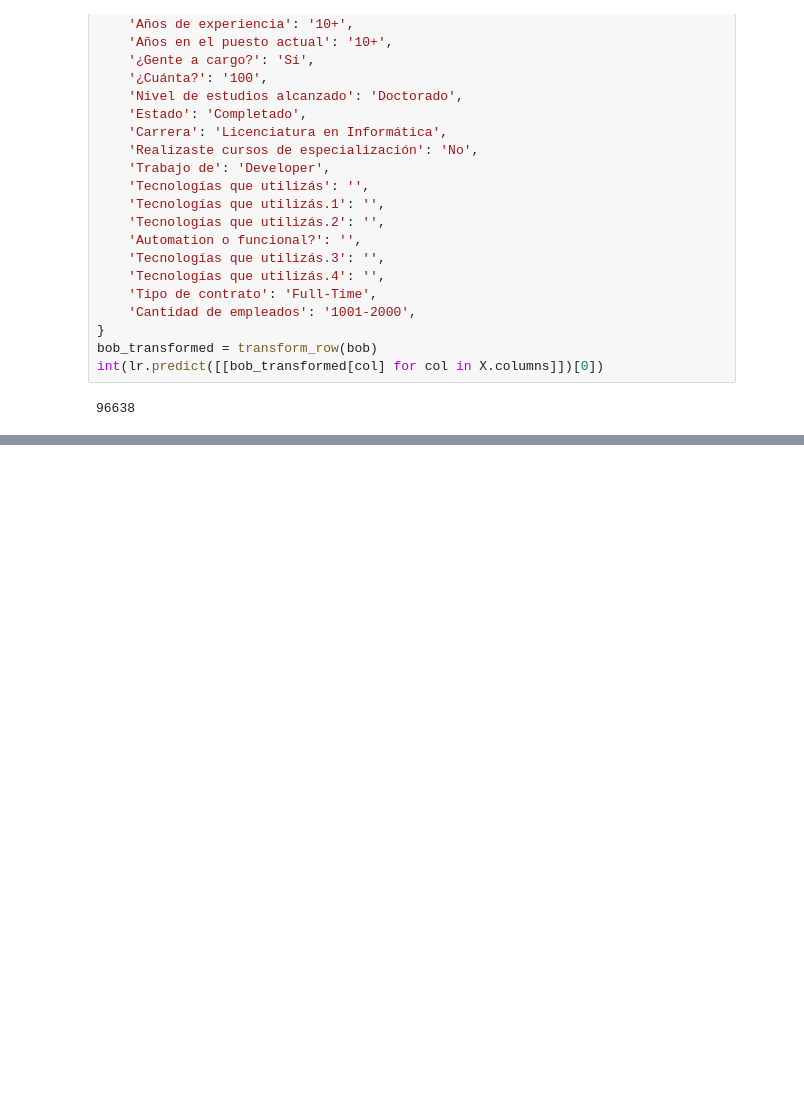
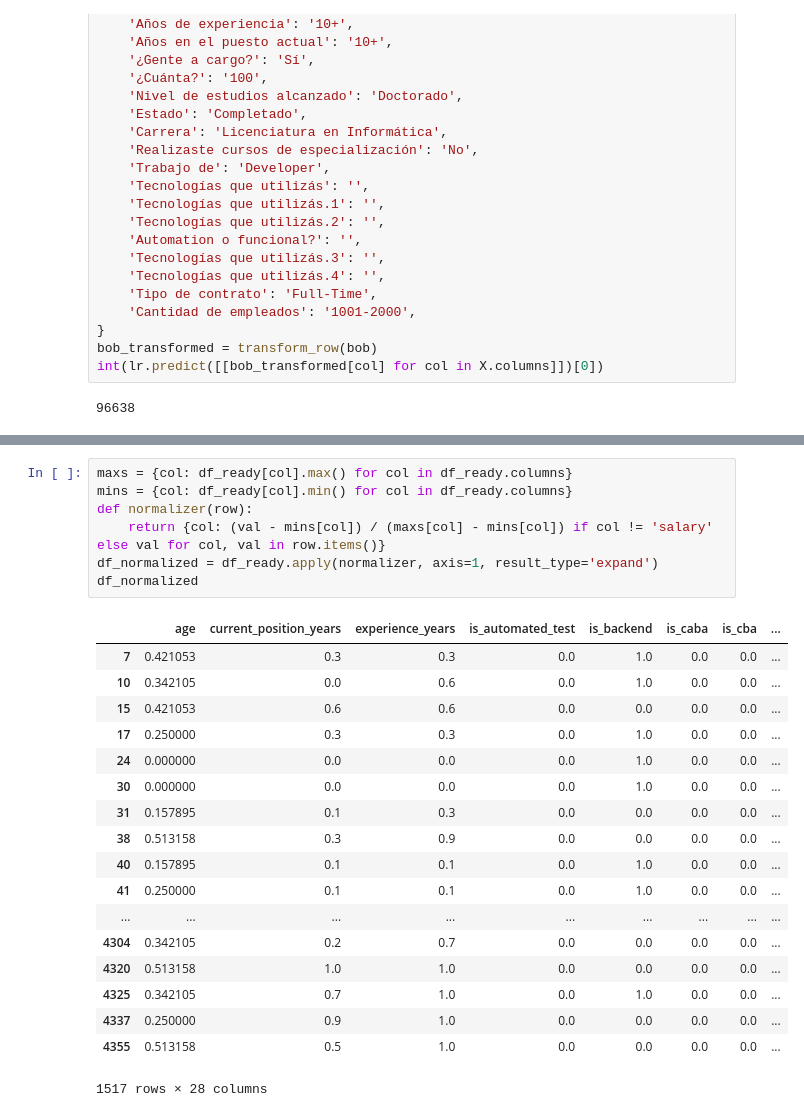
Before and after one commit to seppo0010/sysarmy-sueldos-2019.1, a Jupyter notebook: Sysarmy - Predicción de sueldos.ipynb, the cells around one changed output, grey strips where cells are left out. Cells and saved outputs as stored; diff of their text form; blank space fills up the shorter version.

```diff
--- a/Sysarmy - Predicción de sueldos.ipynb
+++ b/Sysarmy - Predicción de sueldos.ipynb
@@ -557,0 +639,26 @@ int(lr.predict([[bob_transformed[col] for col in X.columns]])[0])
+# %%
+maxs = {col: df_ready[col].max() for col in df_ready.columns}
+mins = {col: df_ready[col].min() for col in df_ready.columns}
+def normalizer(row):
+    return {col: (val - mins[col]) / (maxs[col] - mins[col]) if col != 'salary' else val for col, val in row.items()}
+df_normalized = df_ready.apply(normalizer, axis=1, result_type='expand')
+df_normalized
+# %% [output]
+|  | age | current_position_years | experience_years | is_automated_test | is_backend | is_caba | is_cba | ... |
+| 7 | 0.421053 | 0.3 | 0.3 | 0.0 | 1.0 | 0.0 | 0.0 | ... |
+| 10 | 0.342105 | 0.0 | 0.6 | 0.0 | 1.0 | 0.0 | 0.0 | ... |
+| 15 | 0.421053 | 0.6 | 0.6 | 0.0 | 0.0 | 0.0 | 0.0 | ... |
+| 17 | 0.250000 | 0.3 | 0.3 | 0.0 | 1.0 | 0.0 | 0.0 | ... |
+| 24 | 0.000000 | 0.0 | 0.0 | 0.0 | 1.0 | 0.0 | 0.0 | ... |
+| 30 | 0.000000 | 0.0 | 0.0 | 0.0 | 1.0 | 0.0 | 0.0 | ... |
+| 31 | 0.157895 | 0.1 | 0.3 | 0.0 | 0.0 | 0.0 | 0.0 | ... |
+| 38 | 0.513158 | 0.3 | 0.9 | 0.0 | 0.0 | 0.0 | 0.0 | ... |
+| 40 | 0.157895 | 0.1 | 0.1 | 0.0 | 1.0 | 0.0 | 0.0 | ... |
+| 41 | 0.250000 | 0.1 | 0.1 | 0.0 | 1.0 | 0.0 | 0.0 | ... |
+| ... | ... | ... | ... | ... | ... | ... | ... | ... |
+| 4304 | 0.342105 | 0.2 | 0.7 | 0.0 | 0.0 | 0.0 | 0.0 | ... |
+| 4320 | 0.513158 | 1.0 | 1.0 | 0.0 | 0.0 | 0.0 | 0.0 | ... |
+| 4325 | 0.342105 | 0.7 | 1.0 | 0.0 | 1.0 | 0.0 | 0.0 | ... |
+| 4337 | 0.250000 | 0.9 | 1.0 | 0.0 | 0.0 | 0.0 | 0.0 | ... |
+| 4355 | 0.513158 | 0.5 | 1.0 | 0.0 | 0.0 | 0.0 | 0.0 | ... |
+1517 rows × 28 columns
```
Also changed, not shown: parts of 13 cells of this notebook.
